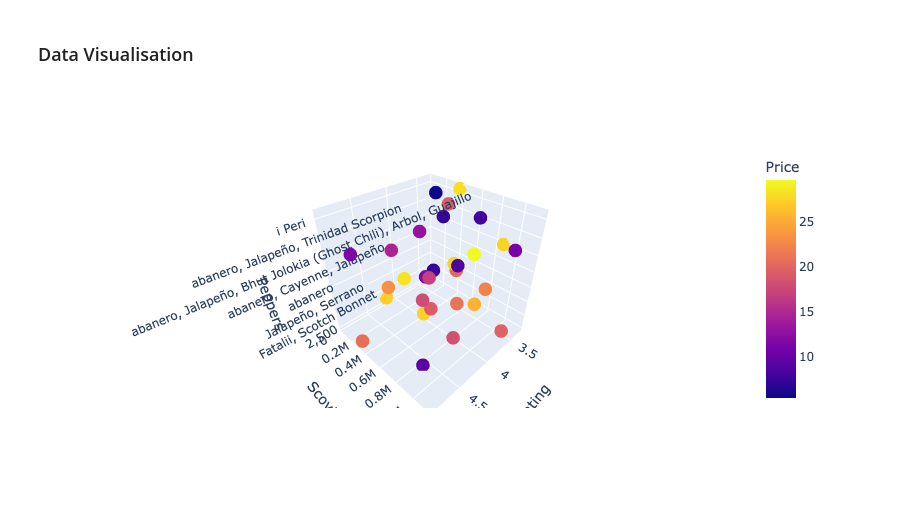
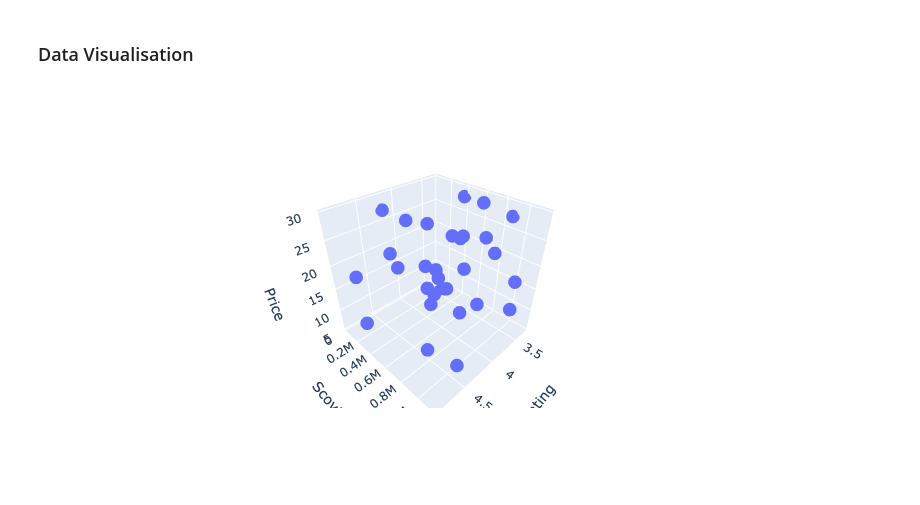
Before and after one commit to kelvinpurdom/HotSauceNLP, a Jupyter notebook: notebooks/Hot_Sauce_NLP.ipynb, the cells around one changed output. Cells and saved outputs as stored; diff of their text form; code cells hidden in the pictures.

```diff
--- a/notebooks/Hot_Sauce_NLP.ipynb
+++ b/notebooks/Hot_Sauce_NLP.ipynb
@@ -137,9 +137,9 @@ pepper_count = result1.groupby('Peppers').mean()
 # %%
 pepper_count = pepper_count.reset_index(level=0)
 # %%
-fig = px.scatter_3d(pepper_count,  x="Rating", y="Scoville",z='Peppers' )
+fig = px.scatter_3d(pepper_count,  x="Rating", y="Scoville",z='Price' )
 fig.update_layout(autosize=False, width=800, height=400
                   , showlegend=True)
 fig.show()
 # %% [output]
-[figure, old version]
+[figure, new version]
```
